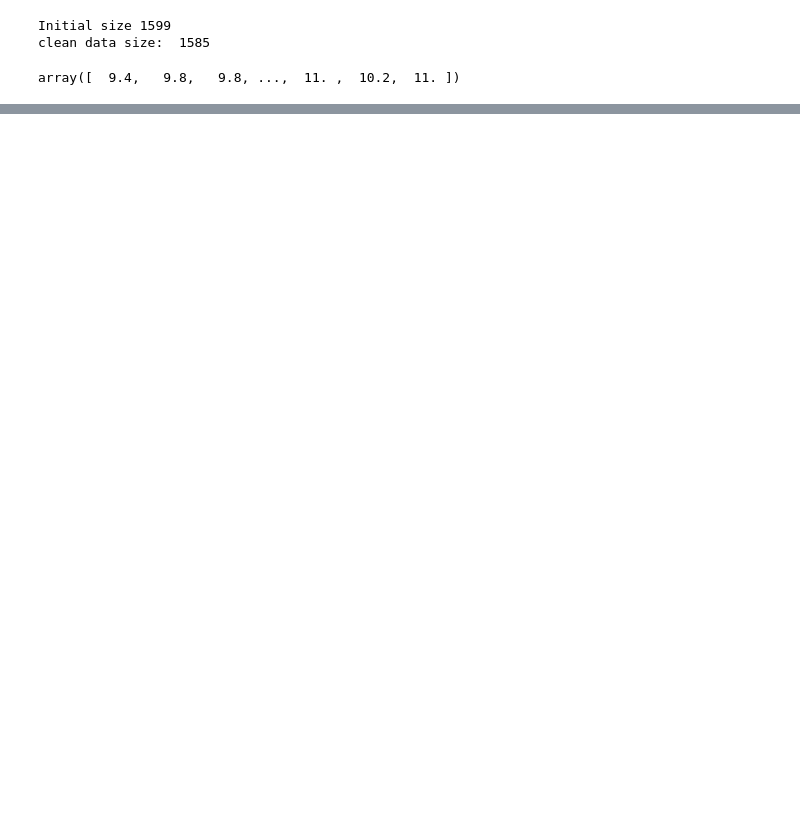
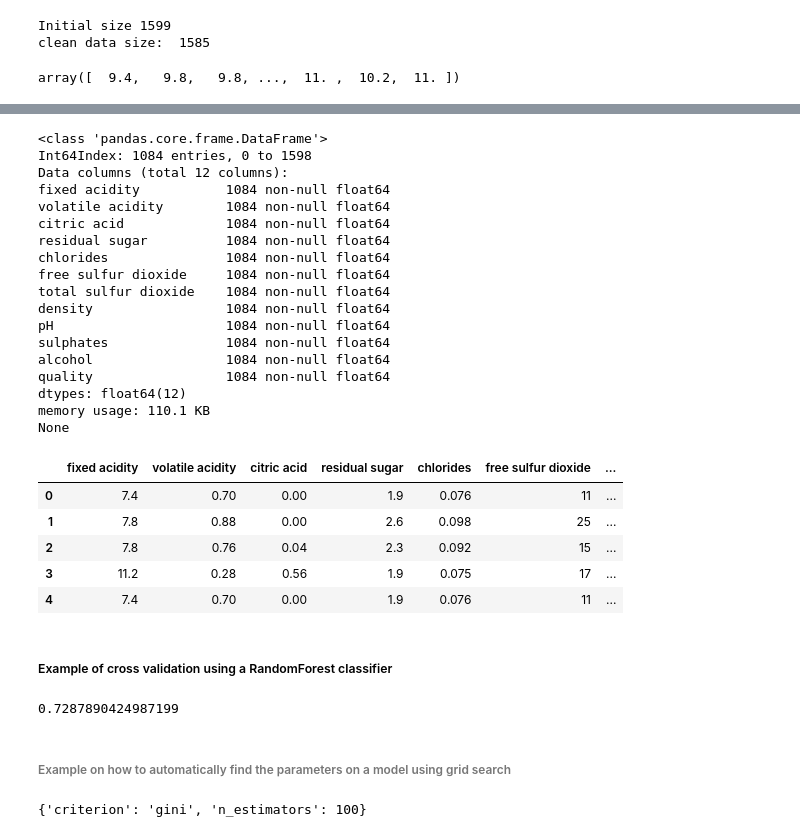
Before and after one commit to BogdanCojocar/DataAnalysisTutorials, a Jupyter notebook: RandomForestsTutorial.ipynb, the cells around one changed output, grey strips where cells are left out. Drawn from its saved outputs; the diff is of its cells as text; code cells hidden in the pictures; blank space fills up the shorter version.

Commit message:
added cross validation and grid search

```diff
--- a/RandomForestsTutorial.ipynb
+++ b/RandomForestsTutorial.ipynb
@@ -167,0 +168,34 @@ The default value for 'return_type' will change to 'axes' in a future release.
+# %%
+# filter out NaN columns
+filtered_data = clean_data.dropna(how="any", axis=0)
+
+print(filtered_data.info())
+
+filtered_data.head(5)
+# %% [output]
+<class 'pandas.core.frame.DataFrame'>
+Int64Index: 1084 entries, 0 to 1598
+Data columns (total 12 columns):
+fixed acidity           1084 non-null float64
+volatile acidity        1084 non-null float64
+citric acid             1084 non-null float64
+residual sugar          1084 non-null float64
+chlorides               1084 non-null float64
+free sulfur dioxide     1084 non-null float64
+total sulfur dioxide    1084 non-null float64
+density                 1084 non-null float64
+pH                      1084 non-null float64
+sulphates               1084 non-null float64
+alcohol                 1084 non-null float64
+quality                 1084 non-null float64
+dtypes: float64(12)
+memory usage: 110.1 KB
+None
+|  | fixed acidity | volatile acidity | citric acid | residual sugar | chlorides | free sulfur dioxide | ... |
+| 0 | 7.4 | 0.70 | 0.00 | 1.9 | 0.076 | 11 | ... |
+| 1 | 7.8 | 0.88 | 0.00 | 2.6 | 0.098 | 25 | ... |
+| 2 | 7.8 | 0.76 | 0.04 | 2.3 | 0.092 | 15 | ... |
+| 3 | 11.2 | 0.28 | 0.56 | 1.9 | 0.075 | 17 | ... |
+| 4 | 7.4 | 0.70 | 0.00 | 1.9 | 0.076 | 11 | ... |
+# %% [markdown]
+##### Example of cross validation using a RandomForest classifier
@@ -167,0 +213,20 @@ The default value for 'return_type' will change to 'axes' in a future release.
+# %%
+cv = cross_validation.KFold(len(labels), n_folds=5, indices=True, shuffle=True)
+
+scores = cross_validation.cross_val_score(model, features, labels, cv=cv)
+
+scores.mean()
+# %% [output]
+0.7287890424987199
+# %% [markdown]
+###### Example on how to automatically find the parameters on a model using grid search
+# %%
+parameters = {'n_estimators':[10, 50, 100], 'criterion' : ('gini', 'entropy')}
+rf = RandomForestClassifier()
+
+rf_best = GridSearchCV(rf, parameters)
+rf_best.fit(features, labels)
+
+rf_best.best_params_
+# %% [output]
+{'criterion': 'gini', 'n_estimators': 100}
```
Also changed, not shown: parts of 7 cells of this notebook.
